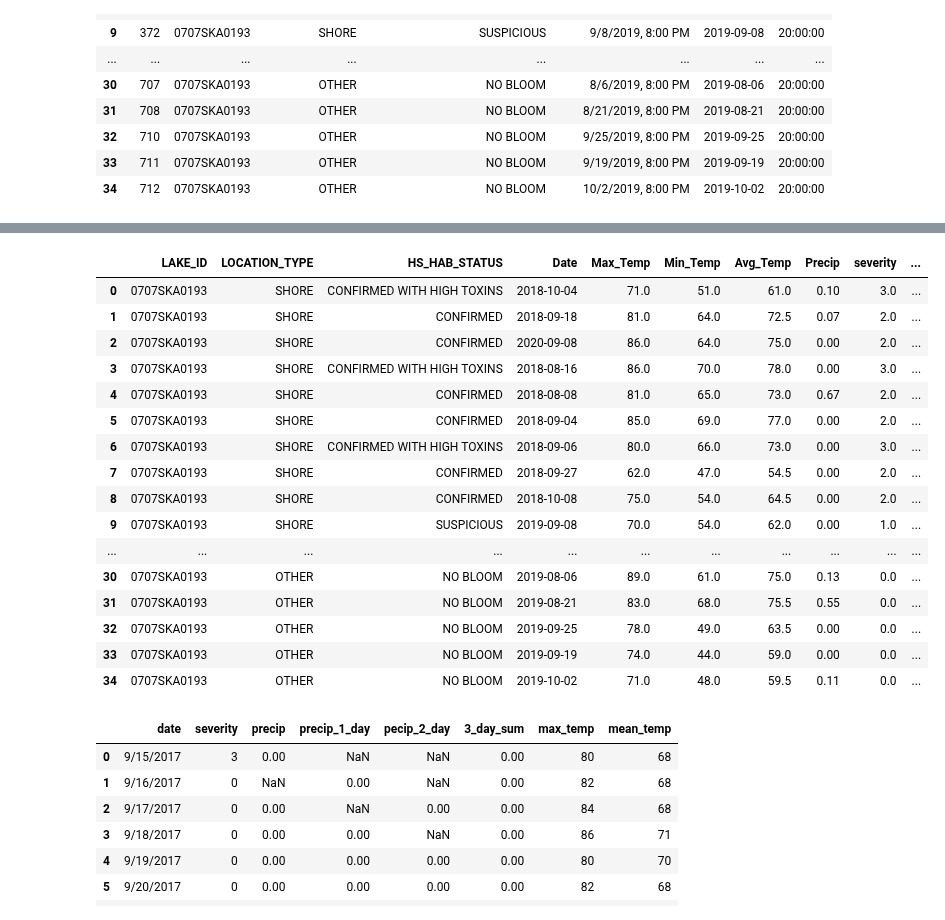
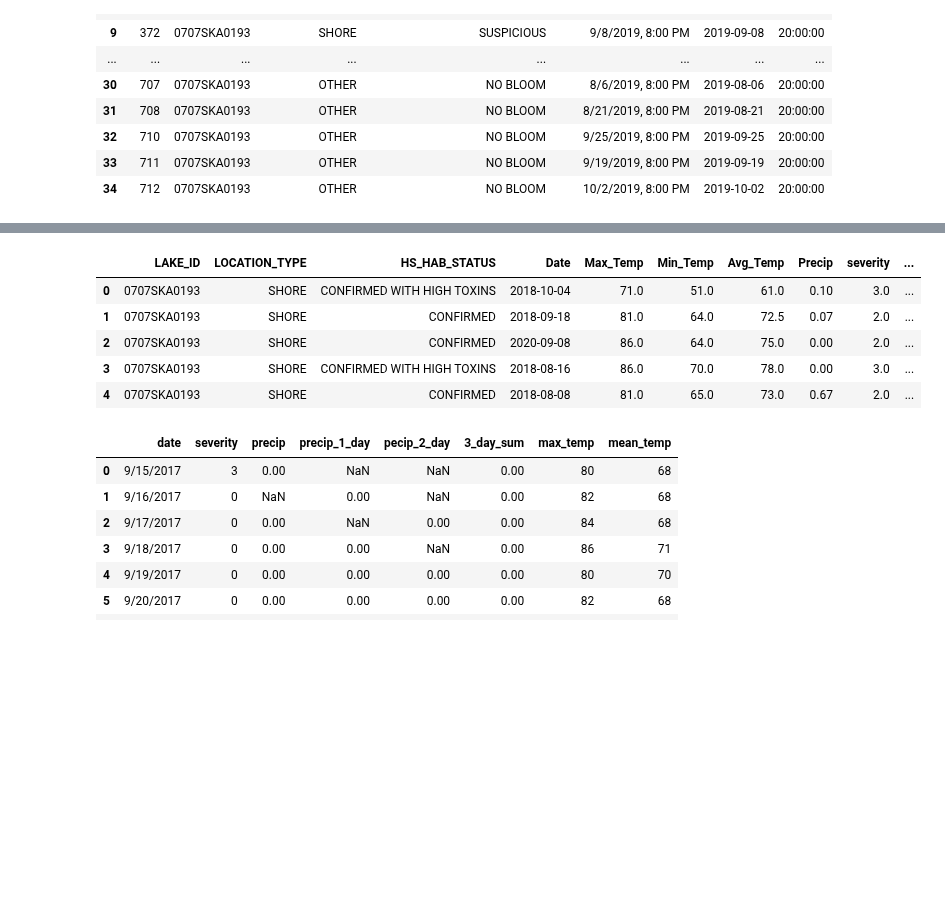
Before and after one commit to ChrisHarvey21/HABs, a Jupyter notebook: HABs.ipynb, the cells around one changed output, grey strips where cells are left out. Saved outputs shown, nothing was run; the diff lists cells and outputs as text; code cells hidden in the pictures; blank space fills up the shorter version.

```diff
--- a/HABs.ipynb
+++ b/HABs.ipynb
@@ -253,26 +244,15 @@ merge2['PrecipSum'] = merge2['Precip'] + merge2['Precip1'] + merge2['Precip2']
 # %%
 #Clean up extra data from precipitation
 final=merge2.dropna()
 final=merge2.dropna(axis=0)
-final.head(50)
+final.head()
 # %% [output]
 |  | LAKE_ID | LOCATION_TYPE | HS_HAB_STATUS | Date | Max_Temp | Min_Temp | Avg_Temp | Precip | severity | ... |
 | 0 | 0707SKA0193 | SHORE | CONFIRMED WITH HIGH TOXINS | 2018-10-04 | 71.0 | 51.0 | 61.0 | 0.10 | 3.0 | ... |
 | 1 | 0707SKA0193 | SHORE | CONFIRMED | 2018-09-18 | 81.0 | 64.0 | 72.5 | 0.07 | 2.0 | ... |
 | 2 | 0707SKA0193 | SHORE | CONFIRMED | 2020-09-08 | 86.0 | 64.0 | 75.0 | 0.00 | 2.0 | ... |
 | 3 | 0707SKA0193 | SHORE | CONFIRMED WITH HIGH TOXINS | 2018-08-16 | 86.0 | 70.0 | 78.0 | 0.00 | 3.0 | ... |
 | 4 | 0707SKA0193 | SHORE | CONFIRMED | 2018-08-08 | 81.0 | 65.0 | 73.0 | 0.67 | 2.0 | ... |
-| 5 | 0707SKA0193 | SHORE | CONFIRMED | 2018-09-04 | 85.0 | 69.0 | 77.0 | 0.00 | 2.0 | ... |
-| 6 | 0707SKA0193 | SHORE | CONFIRMED WITH HIGH TOXINS | 2018-09-06 | 80.0 | 66.0 | 73.0 | 0.00 | 3.0 | ... |
-| 7 | 0707SKA0193 | SHORE | CONFIRMED | 2018-09-27 | 62.0 | 47.0 | 54.5 | 0.00 | 2.0 | ... |
-| 8 | 0707SKA0193 | SHORE | CONFIRMED | 2018-10-08 | 75.0 | 54.0 | 64.5 | 0.00 | 2.0 | ... |
-| 9 | 0707SKA0193 | SHORE | SUSPICIOUS | 2019-09-08 | 70.0 | 54.0 | 62.0 | 0.00 | 1.0 | ... |
-| ... | ... | ... | ... | ... | ... | ... | ... | ... | ... | ... |
-| 30 | 0707SKA0193 | OTHER | NO BLOOM | 2019-08-06 | 89.0 | 61.0 | 75.0 | 0.13 | 0.0 | ... |
-| 31 | 0707SKA0193 | OTHER | NO BLOOM | 2019-08-21 | 83.0 | 68.0 | 75.5 | 0.55 | 0.0 | ... |
-| 32 | 0707SKA0193 | OTHER | NO BLOOM | 2019-09-25 | 78.0 | 49.0 | 63.5 | 0.00 | 0.0 | ... |
-| 33 | 0707SKA0193 | OTHER | NO BLOOM | 2019-09-19 | 74.0 | 44.0 | 59.0 | 0.00 | 0.0 | ... |
-| 34 | 0707SKA0193 | OTHER | NO BLOOM | 2019-10-02 | 71.0 | 48.0 | 59.5 | 0.11 | 0.0 | ... |
 # %%
 #Create subset of habs called mylist
 my_list = ["date", "severity", "precip", "precip_1_day" , "pecip_2_day", "3_day_sum", "max_temp", "mean_temp"]
```
Also changed, not shown: parts of 9 cells of this notebook.
